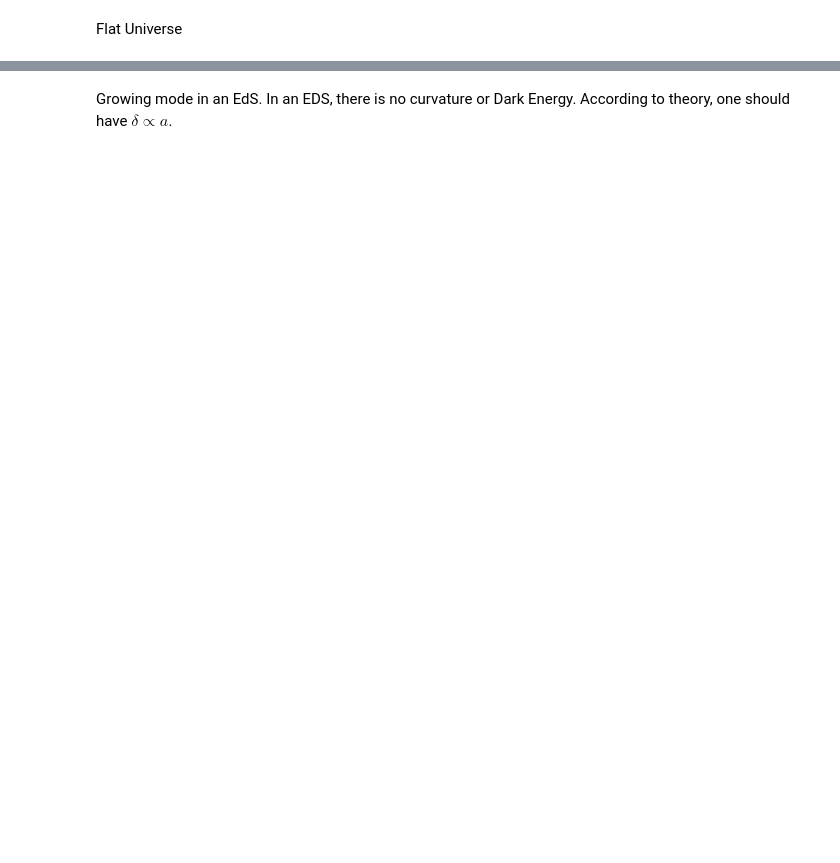
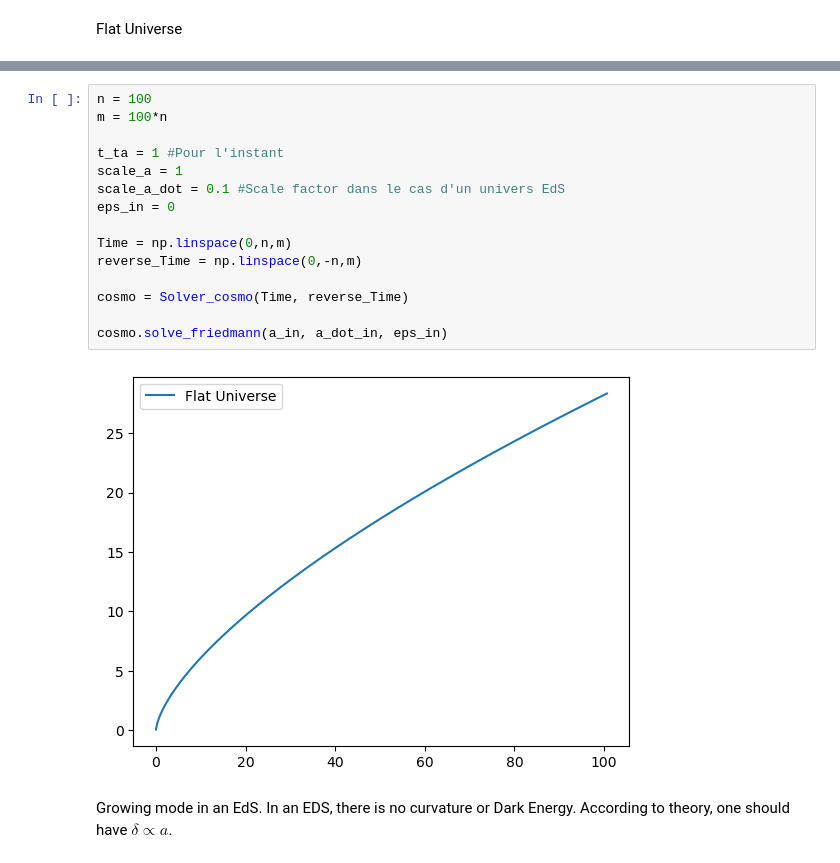
Before and after one commit to roomate/Black-Holes-and-Cosmology, a Jupyter notebook: Cosmology.ipynb, the cells around one changed output, grey strips where cells are left out. Drawn from its saved outputs; the diff is of its cells as text; blank space fills up the shorter version.

```diff
--- a/Cosmology.ipynb
+++ b/Cosmology.ipynb
@@ -183,2 +196,19 @@ plt.plot(Time_s, sol_scale)
+# %%
+n = 100
+m = 100*n
+
+t_ta = 1 #Pour l'instant
+scale_a = 1
+scale_a_dot = 0.1 #Scale factor dans le cas d'un univers EdS
+eps_in = 0
+
+Time = np.linspace(0,n,m)
+reverse_Time = np.linspace(0,-n,m)
+
+cosmo = Solver_cosmo(Time, reverse_Time)
+
+cosmo.solve_friedmann(a_in, a_dot_in, eps_in)
+# %% [output]
+[figure, added]
 # %% [markdown]
 Growing mode in an EdS. In an EDS, there is no curvature or Dark Energy. According to theory, one should have $\delta \propto a$.
```
Also changed, not shown: parts of 21 cells of this notebook.
